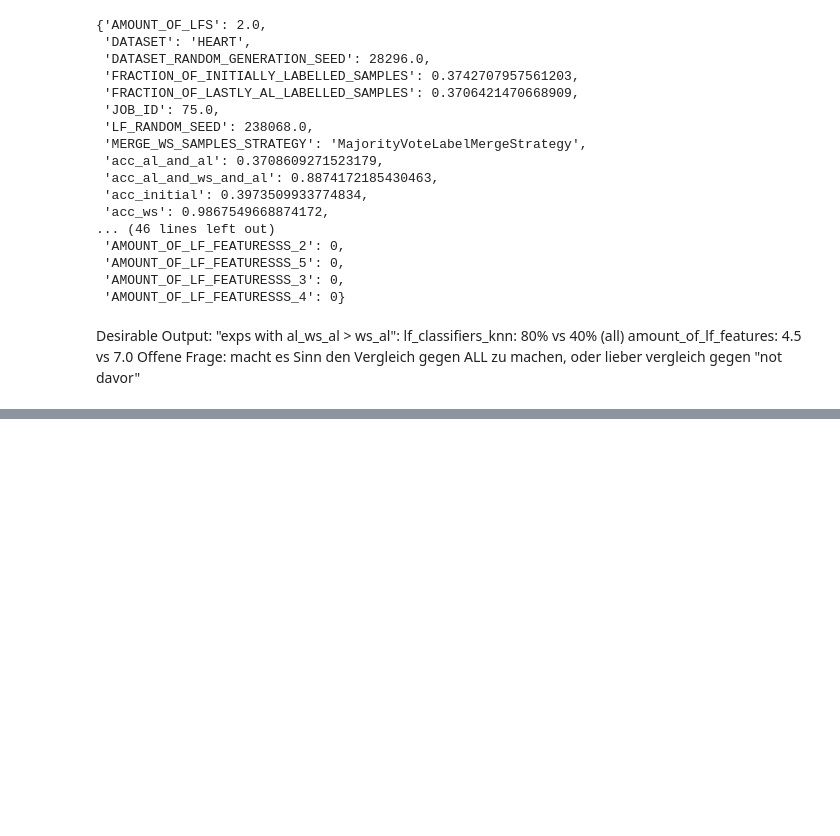
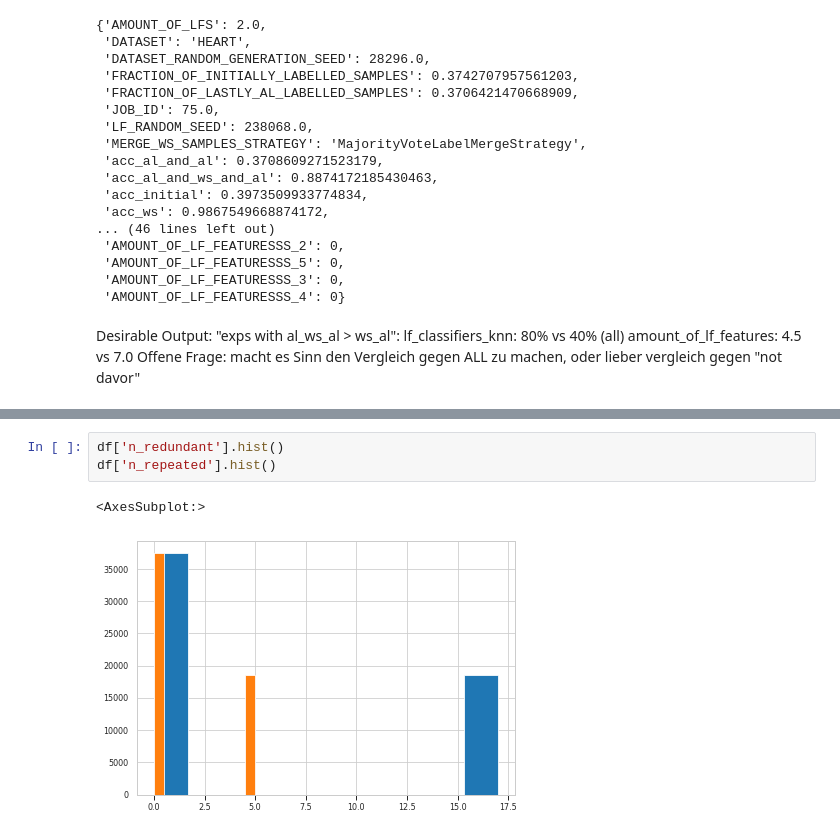
Before and after one commit to jgonsior/DS22-ImitAL, a Jupyter notebook: run_how_to_eva_2.ipynb, the cells around one changed output, grey strips where cells are left out. Saved outputs shown, nothing was run; the diff lists cells and outputs as text; blank space fills up the shorter version.

```diff
--- a/run_how_to_eva_2.ipynb
+++ b/run_how_to_eva_2.ipynb
@@ -176,0 +228,6 @@ for group_by in ['DATASET', 'MERGE_WS_SAMPLES_STRATEGY']:
+# %%
+df['n_redundant'].hist()
+df['n_repeated'].hist()
+# %% [output]
+<AxesSubplot:>
+[figure, added]
```
Also changed, not shown: parts of 3 cells of this notebook, 1 other file.
